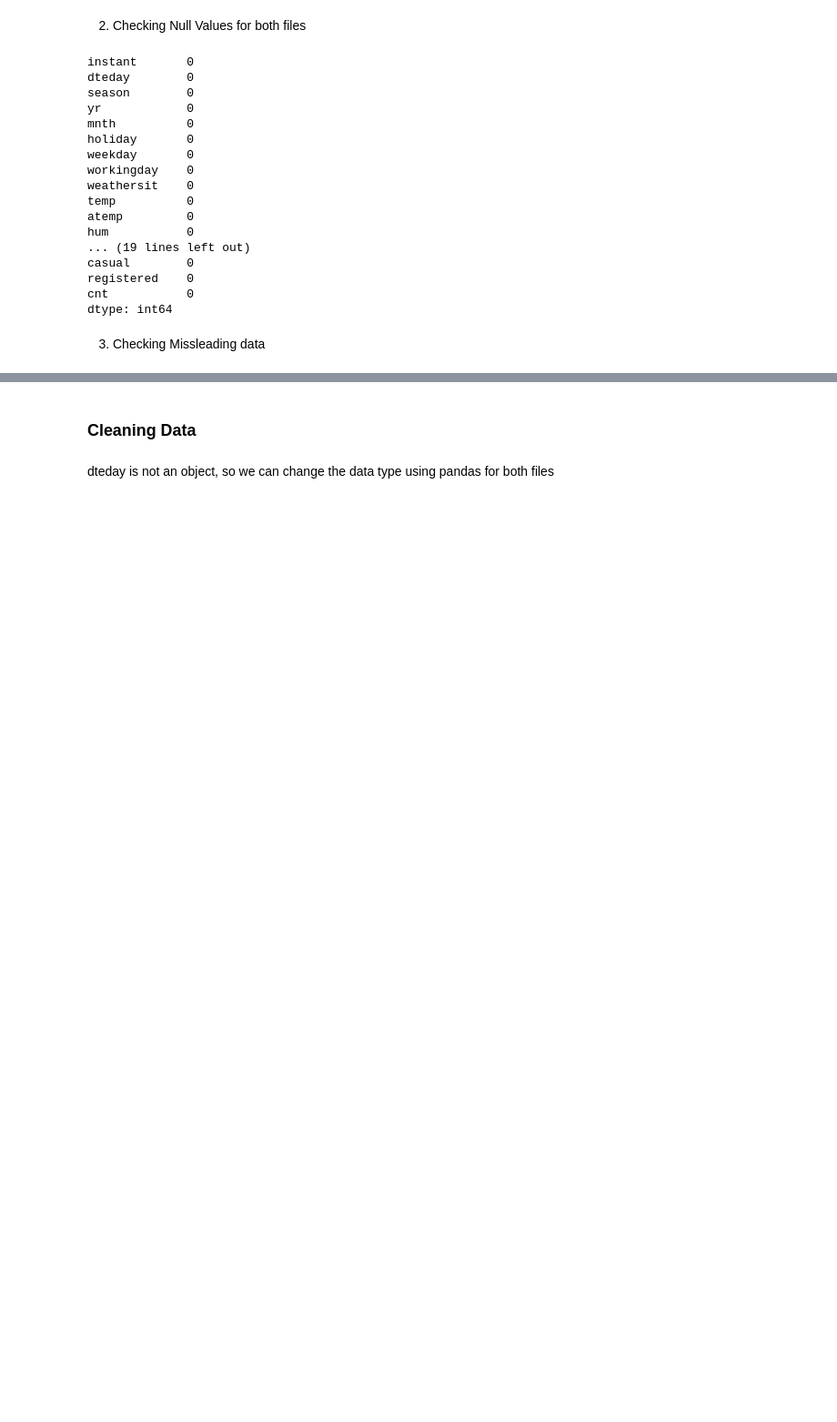
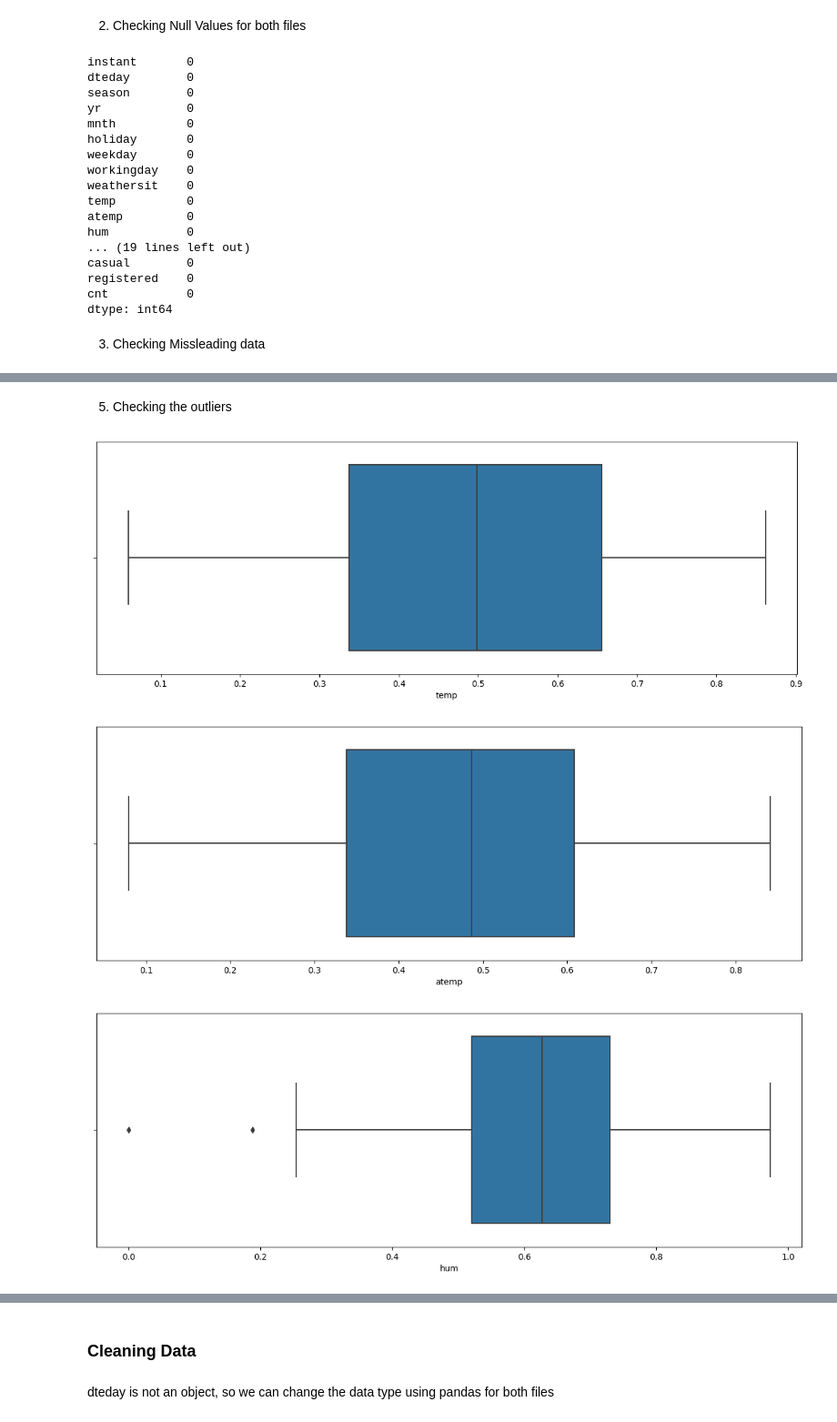
Before and after one commit to Muhammadridho100902/google_collab, a Jupyter notebook: Bike_Shared_Analysis.ipynb, the cells around one changed output, grey strips where cells are left out. Shown at 91% size. Drawn from its saved outputs; the diff is of its cells as text; code cells hidden in the pictures; blank space fills up the shorter version.

```diff
--- a/Bike_Shared_Analysis.ipynb
+++ b/Bike_Shared_Analysis.ipynb
@@ -165,0 +178,11 @@ hd.describe()
+# %% [markdown]
+5. Checking the outliers
+# %%
+for i in dd.columns[9:13]:
+  plt.figure(figsize=(15,5))
+  sns.boxplot(x=dd[i])
+  plt.show()
+# %% [output]
+[figure, added]
+[figure, added]
+[figure, added]
```
Also changed, not shown: parts of 12 cells of this notebook.
